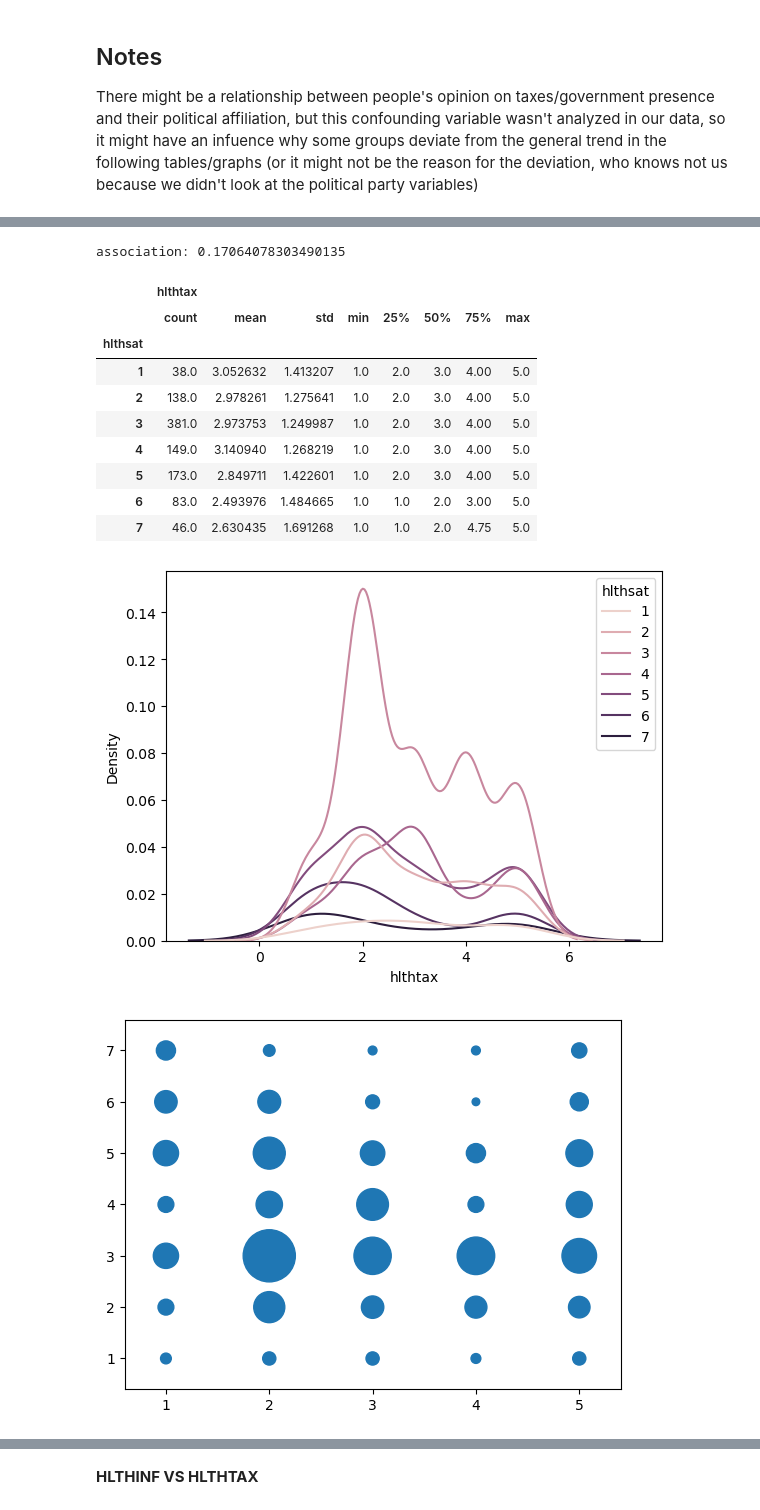
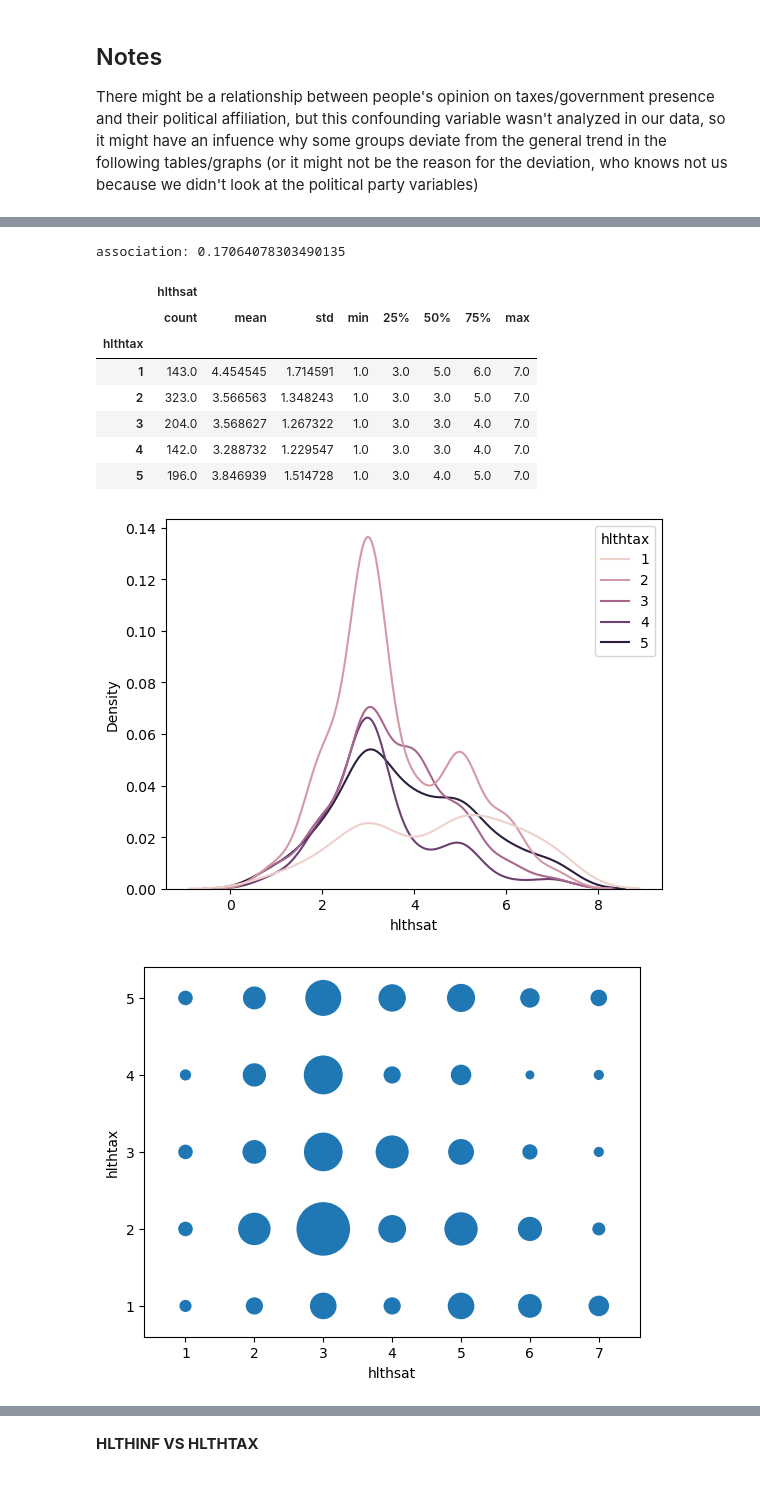
Before and after one commit to ryandinnh/project_gss, a Jupyter notebook: outline of gss project.ipynb, the cells around one changed output, grey strips where cells are left out. Drawn from its saved outputs; the diff is of its cells as text; code cells hidden in the pictures.

```diff
--- a/outline of gss project.ipynb
+++ b/outline of gss project.ipynb
@@ -417,15 +417,17 @@ association: 0.1219574548027179
 # %%
-ctab = pd.crosstab(total_df['hlthsat'], total_df['hlthtax'])
+ctab = pd.crosstab(total_df['hlthtax'], total_df['hlthsat'])
 display(ctab)
-display(pd.crosstab(total_df['hlthsat'], total_df['hlthtax'], normalize='all'))
+display(pd.crosstab(total_df['hlthtax'], total_df['hlthsat'], normalize='all'))
 print(f"association: {ss.contingency.association(ctab)}")
-display(total_df.loc[:,['hlthsat', 'hlthtax']].groupby('hlthsat').describe())
-sns.kdeplot(data=total_df, x='hlthtax', hue='hlthsat')
+display(total_df.loc[:,['hlthtax', 'hlthsat']].groupby('hlthtax').describe())
+sns.kdeplot(data=total_df, x='hlthsat', hue='hlthtax')
 plt.show()
 ctab = ctab.unstack().reset_index()
 ctab.columns = list('XYS')
 ctab['S'] = ctab['S'] * 10
 plt.scatter(x='X', y='Y', s='S', data=ctab)
+plt.xlabel("hlthsat")
+plt.ylabel("hlthtax")
 plt.margins(0.1)
 plt.show()
 # generally: more satisfied less willing to pay tax, less satisfied more willing to pay tax
@@ -454,14 +452,12 @@ plt.show()
 association: 0.17064078303490135
-|  | hlthtax |  |  |  |  |  |  |  |
+|  | hlthsat |  |  |  |  |  |  |  |
 |  | count | mean | std | min | 25% | 50% | 75% | max |
-| hlthsat |  |  |  |  |  |  |  |  |
-| 1 | 38.0 | 3.052632 | 1.413207 | 1.0 | 2.0 | 3.0 | 4.00 | 5.0 |
-| 2 | 138.0 | 2.978261 | 1.275641 | 1.0 | 2.0 | 3.0 | 4.00 | 5.0 |
-| 3 | 381.0 | 2.973753 | 1.249987 | 1.0 | 2.0 | 3.0 | 4.00 | 5.0 |
-| 4 | 149.0 | 3.140940 | 1.268219 | 1.0 | 2.0 | 3.0 | 4.00 | 5.0 |
-| 5 | 173.0 | 2.849711 | 1.422601 | 1.0 | 2.0 | 3.0 | 4.00 | 5.0 |
-| 6 | 83.0 | 2.493976 | 1.484665 | 1.0 | 1.0 | 2.0 | 3.00 | 5.0 |
-| 7 | 46.0 | 2.630435 | 1.691268 | 1.0 | 1.0 | 2.0 | 4.75 | 5.0 |
+| hlthtax |  |  |  |  |  |  |  |  |
+| 1 | 143.0 | 4.454545 | 1.714591 | 1.0 | 3.0 | 5.0 | 6.0 | 7.0 |
+| 2 | 323.0 | 3.566563 | 1.348243 | 1.0 | 3.0 | 3.0 | 5.0 | 7.0 |
+| 3 | 204.0 | 3.568627 | 1.267322 | 1.0 | 3.0 | 3.0 | 4.0 | 7.0 |
+| 4 | 142.0 | 3.288732 | 1.229547 | 1.0 | 3.0 | 3.0 | 4.0 | 7.0 |
+| 5 | 196.0 | 3.846939 | 1.514728 | 1.0 | 3.0 | 4.0 | 5.0 | 7.0 |
-[figure, old version]
+[figure, new version]
-[figure, old version]
+[figure, new version]
 # %% [markdown]
```
Also changed, not shown: parts of 12 cells of this notebook.
